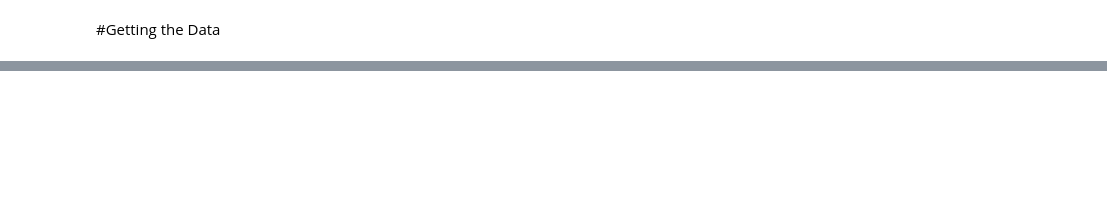
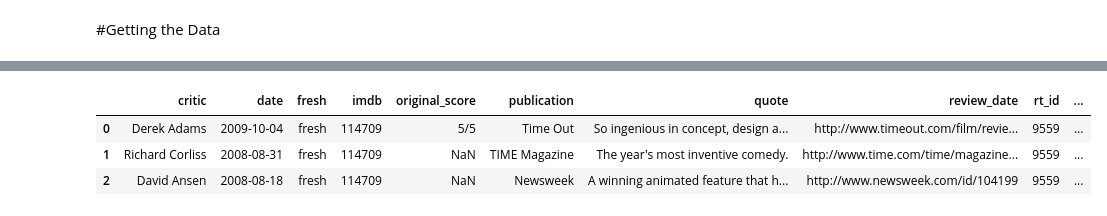
Before and after one commit to jthang/MachineLearningLab, a Jupyter notebook: lab_movies_bayesian.ipynb, the cells around one changed output, grey strips where cells are left out. Cells and saved outputs as stored; diff of their text form; code cells hidden in the pictures; blank space fills up the shorter version.

```diff
--- a/lab_movies_bayesian.ipynb
+++ b/lab_movies_bayesian.ipynb
@@ -69,0 +217,7 @@ Name: 0, dtype: object
+# %%
+critics[:3]
+# %% [output]
+|  | critic | date | fresh | imdb | original_score | publication | quote | review_date | rt_id | ... |
+| 0 | Derek Adams | 2009-10-04 | fresh | 114709 | 5/5 | Time Out | So ingenious in concept, design a... | http://www.timeout.com/film/revie... | 9559 | ... |
+| 1 | Richard Corliss | 2008-08-31 | fresh | 114709 | NaN | TIME Magazine | The year's most inventive comedy. | http://www.time.com/time/magazine... | 9559 | ... |
+| 2 | David Ansen | 2008-08-18 | fresh | 114709 | NaN | Newsweek | A winning animated feature that h... | http://www.newsweek.com/id/104199 | 9559 | ... |
```
Also changed, not shown: parts of 26 cells of this notebook.
